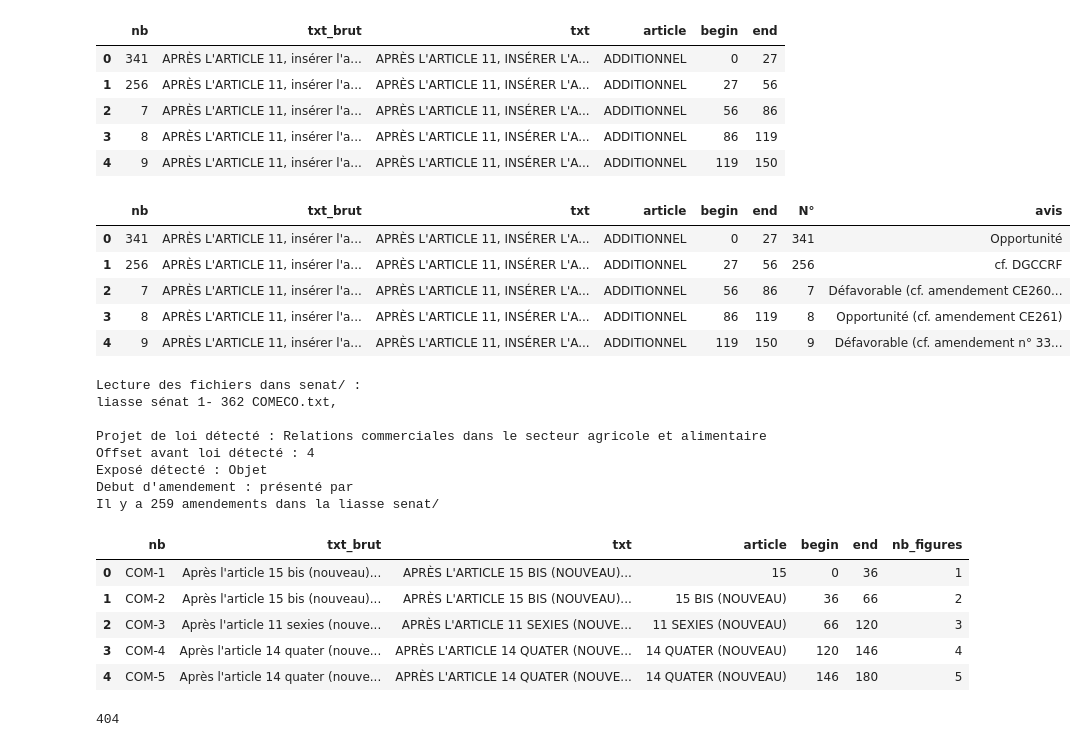
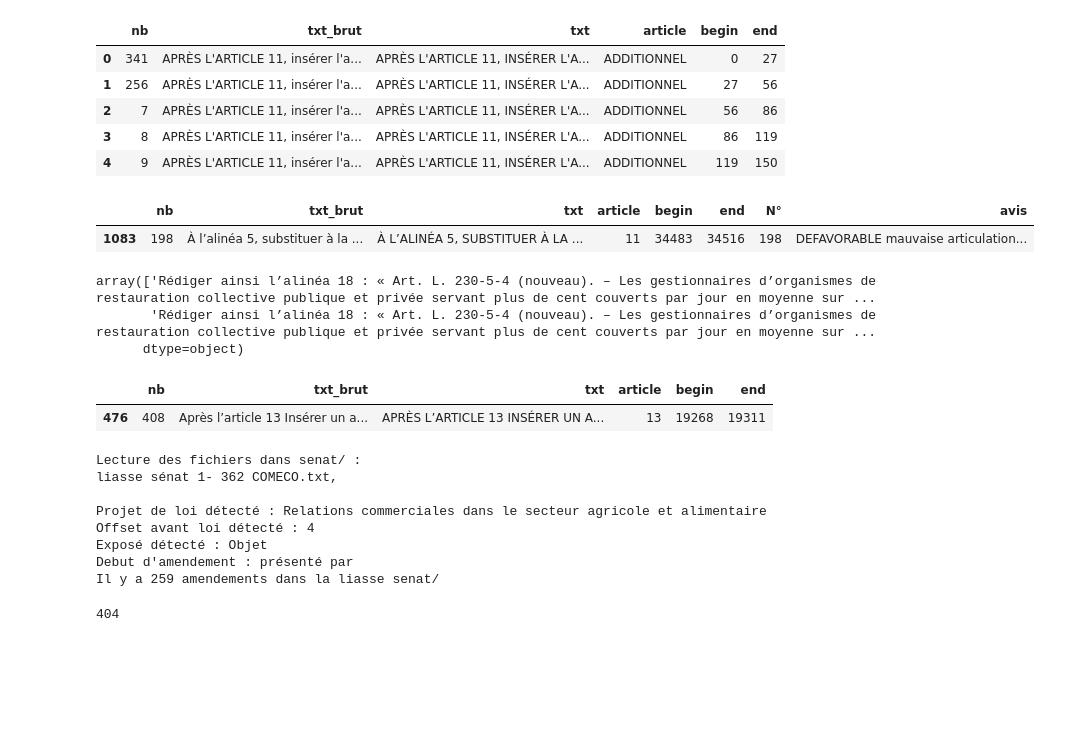
Before and after one commit to ericlajoie/parsing_amendements, a Jupyter notebook: amendements.ipynb, the cells around one changed output. Drawn from its saved outputs; the diff is of its cells as text; code cells hidden in the pictures; blank space fills up the shorter version.

```diff
--- a/amendements.ipynb
+++ b/amendements.ipynb
@@ -19,7 +19,7 @@ def get_levenshtein(x,y):
     return 2 * distance(x,y)/mean_length
 
 def normalize_text(x, to_upper = True):
-    ans = unicodedata.normalize("NFKD", x.replace(";"," "))
+    ans = unicodedata.normalize("NFKD", x.replace(";"," ").replace('*','').replace('_',''))
     if(to_upper):
         return ans.upper()
     return ans
@@ -48,6 +48,8 @@ class Amendement:
         for i in range(0, len(x)):
             if x[i][0:3]=="N° ":
                 return x[i].replace("N° ", "")
+            if x[i].strip()=="N°":
+                return x[i+1]
         return "numéro amendement introuvable 0"
 
     def get_amendement_article(self):
@@ -106,7 +108,8 @@ class Liasse:
 
 
         for i, row in self.df_txt_count.head(20).iterrows():
-            if row.len >= 45:
+            row_split = row.line.split(' ')
+            if row.len >= 45 and len(row_split)>5:
                 self.projet_loi = row.line.strip()
                 print("Projet de loi détecté : " + self.projet_loi)
                 break
@@ -147,7 +150,7 @@ class Liasse:
             print("Lecture des fichiers dans {} : ".format(folder))
             for f in os.listdir(folder):
 
-                current_file= open(folder+"/"+f, encoding="iso-8859-1")
+                current_file= open(folder+"/"+f, encoding="cp1252")#iso-8859-1")
                 if f[0:1]==".":
                     continue
 
@@ -225,27 +228,37 @@ Il y a 1379 amendements dans la liasse AN/
 # %%
 df_avis_AN = pd.read_excel("dérouleur AN séance publique.xlsx", skiprows=[0], sheet_name="dérouleur retraité")
 df_avis_AN["N°"] = df_avis_AN["N°"].astype(str)
 df_avis_AN_small = df_avis_AN[["N°", "SAJ"]]
 df_avis_AN_small.columns = ["N°", "avis"]
 
 liasse_AN_avec_avis = pd.merge(liasse_AN.df_amendements, df_avis_AN_small, left_on="nb", right_on="N°")
 liasse_AN_avec_avis.head()
 
 #print(len(liasse_AN_avec_avis))
 #print(len(df_avis_AN_small))
 
 #liasse_AN_avec_avis[liasse_AN_avec_avis.SAJ==0]
+
+liasse_AN_avec_avis[liasse_AN_avec_avis.nb.isin(['198'])]
 # %% [output]
 |  | nb | txt_brut | txt | article | begin | end | N° | avis |
-| 0 | 341 | APRÈS L'ARTICLE 11, insérer l'a... | APRÈS L'ARTICLE 11, INSÉRER L'A... | ADDITIONNEL | 0 | 27 | 341 | Opportunité |
-| 1 | 256 | APRÈS L'ARTICLE 11, insérer l'a... | APRÈS L'ARTICLE 11, INSÉRER L'A... | ADDITIONNEL | 27 | 56 | 256 | cf. DGCCRF |
-| 2 | 7 | APRÈS L'ARTICLE 11, insérer l'a... | APRÈS L'ARTICLE 11, INSÉRER L'A... | ADDITIONNEL | 56 | 86 | 7 | Défavorable (cf. amendement CE260... |
-| 3 | 8 | APRÈS L'ARTICLE 11, insérer l'a... | APRÈS L'ARTICLE 11, INSÉRER L'A... | ADDITIONNEL | 86 | 119 | 8 | Opportunité (cf. amendement CE261) |
-| 4 | 9 | APRÈS L'ARTICLE 11, insérer l'a... | APRÈS L'ARTICLE 11, INSÉRER L'A... | ADDITIONNEL | 119 | 150 | 9 | Défavorable (cf. amendement n° 33... |
+| 1083 | 198 | À l’alinéa 5, substituer à la ... | À L’ALINÉA 5, SUBSTITUER À LA ... | 11 | 34483 | 34516 | 198 | DEFAVORABLE mauvaise articulation... |
+# %%
+liasse_AN_avec_avis[liasse_AN_avec_avis.nb.isin(['344', '345'])].txt_brut.values
+# %% [output]
+array(['Rédiger ainsi l’alinéa 18 : « Art. L. 230-5-4 (nouveau). – Les gestionnaires d’organismes de restauration collective publique et privée servant plus de cent couverts par jour en moyenne sur ...
+       'Rédiger ainsi l’alinéa 18 : « Art. L. 230-5-4 (nouveau). – Les gestionnaires d’organismes de restauration collective publique et privée servant plus de cent couverts par jour en moyenne sur ...
+      dtype=object)
+# %%
+df_new = liasse_new.df_amendements
+df_new[df_new.nb=='408']
+# %% [output]
+|  | nb | txt_brut | txt | article | begin | end |
+| 476 | 408 | Après l’article 13 Insérer un a... | APRÈS L’ARTICLE 13 INSÉRER UN A... | 13 | 19268 | 19311 |
 # %%
 liasse_senat = Liasse("senat/")
 liasse_senat.df_amendements["nb_figures"] = liasse_senat.df_amendements["nb"].apply(lambda x:x.replace('COM-',''))
-liasse_senat.df_amendements.head()
+#liasse_senat.df_amendements.head()
 # %% [output]
 Lecture des fichiers dans senat/ :
 liasse sénat 1- 362 COMECO.txt,
@@ -255,12 +268,6 @@ Offset avant loi détecté : 4
 Exposé détecté : Objet
 Debut d'amendement : présenté par
 Il y a 259 amendements dans la liasse senat/
-|  | nb | txt_brut | txt | article | begin | end | nb_figures |
-| 0 | COM-1 | Après l'article 15 bis (nouveau)... | APRÈS L'ARTICLE 15 BIS (NOUVEAU)... | 15 | 0 | 36 | 1 |
-| 1 | COM-2 | Après l'article 15 bis (nouveau)... | APRÈS L'ARTICLE 15 BIS (NOUVEAU)... | 15 BIS (NOUVEAU) | 36 | 66 | 2 |
-| 2 | COM-3 | Après l'article 11 sexies (nouve... | APRÈS L'ARTICLE 11 SEXIES (NOUVE... | 11 SEXIES (NOUVEAU) | 66 | 120 | 3 |
-| 3 | COM-4 | Après l'article 14 quater (nouve... | APRÈS L'ARTICLE 14 QUATER (NOUVE... | 14 QUATER (NOUVEAU) | 120 | 146 | 4 |
-| 4 | COM-5 | Après l'article 14 quater (nouve... | APRÈS L'ARTICLE 14 QUATER (NOUVE... | 14 QUATER (NOUVEAU) | 146 | 180 | 5 |
 # %%
 df_avis_senat = pd.read_excel("Dérouleur ComECO  Senat.xlsx", skiprows=[0])
 df_avis_senat["N°"] = df_avis_senat["N°"].astype(str)
```
Also changed, not shown: parts of 9 cells of this notebook, 1 other file.
